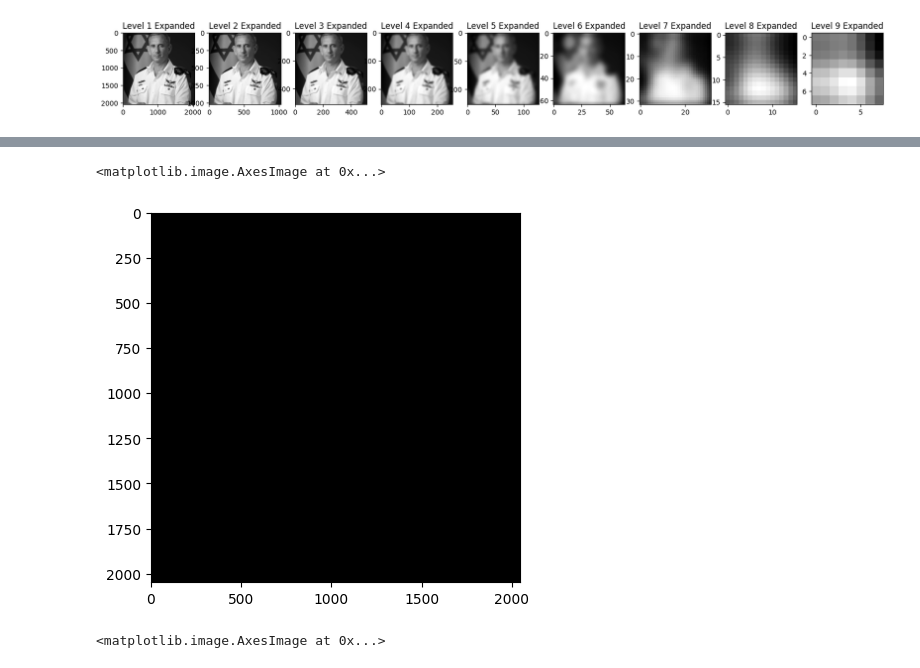
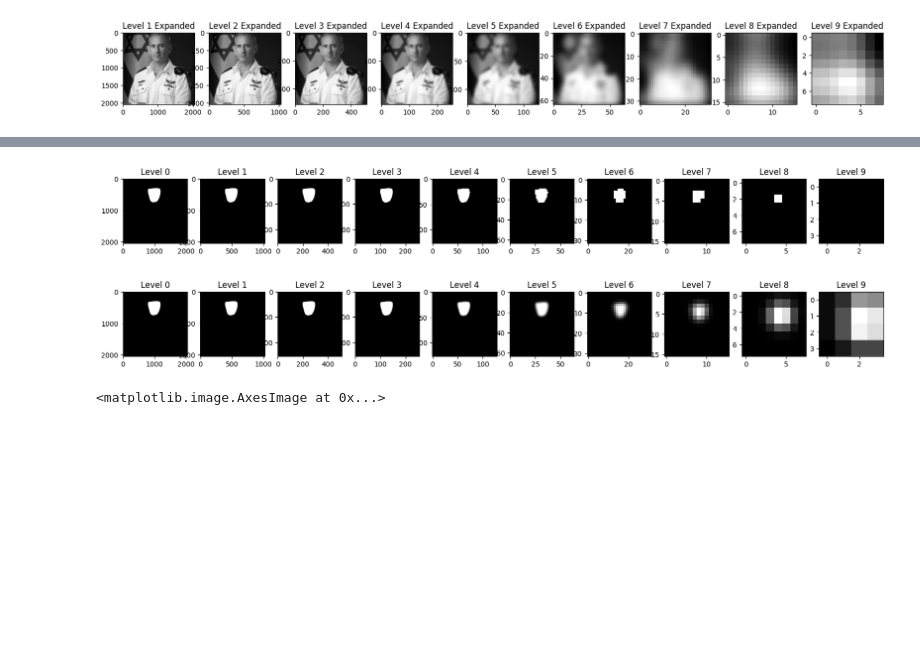
Before and after one commit to Hadartalisr/ImageProcessing, a Jupyter notebook: Ex3/ex3_2.ipynb, the cells around one changed output, grey strips where cells are left out. Saved outputs shown, nothing was run; the diff lists cells and outputs as text; code cells hidden in the pictures; blank space fills up the shorter version.

```diff
--- a/Ex3/ex3_2.ipynb
+++ b/Ex3/ex3_2.ipynb
@@ -234,8 +254,18 @@ plt.imshow(reconstructed_img, cmap="gray")
 # %%
-plt.imshow(img - reconstructed_img, cmap="gray")
+mask= get_gray_img_mat('./assets/mask3.png')
+mask_pyramid = get_mask_pyramid(mask)
+plot_gaussian_pyramid(mask_pyramid)
 # %% [output]
-<matplotlib.image.AxesImage at 0x...>
-[figure, old version]
+[figure, new version]
+# %%
+
+
+mask= get_gray_img_mat('./assets/mask3.png')
+# mask_pyramid = get_mask_pyramid(mask)
+mask_pyramid = create_pyramid(mask, 10)
+plot_gaussian_pyramid(mask_pyramid)
+# %% [output]
+[figure, added]
 # %%
 img_1 = open_image('./assets/apple.jpeg')
 img_2 = open_image('./assets/orange.jpeg')
```
Also changed, not shown: parts of 14 cells of this notebook, 18 other files.
